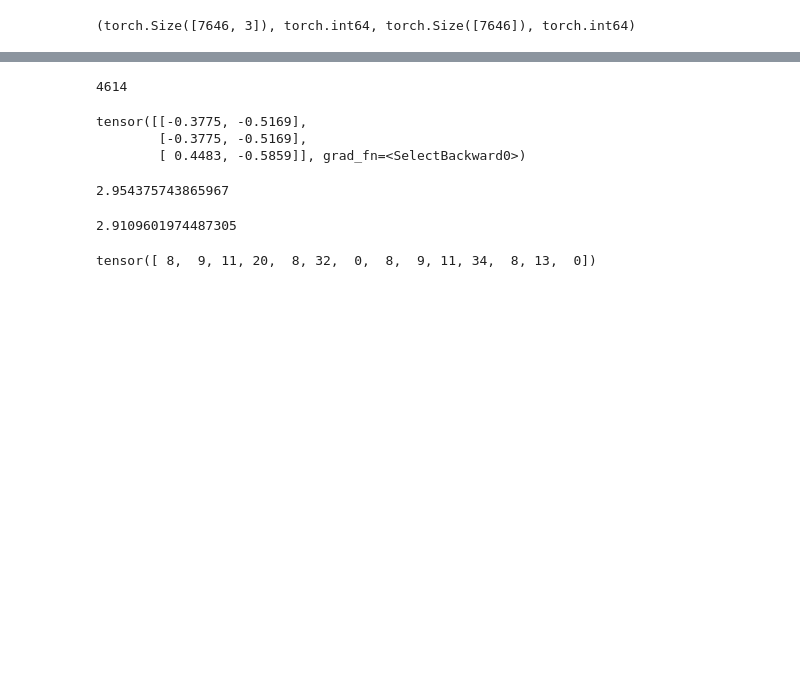
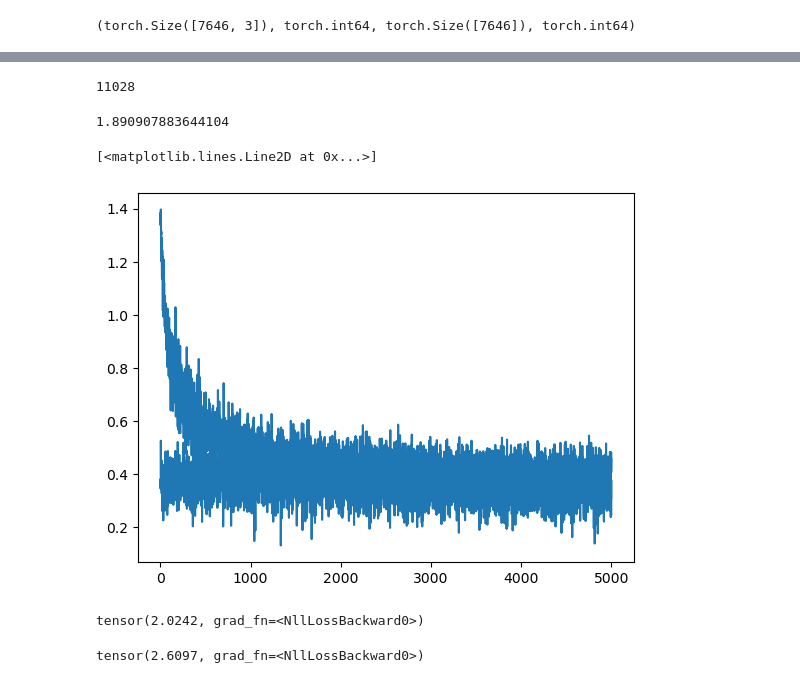
Before and after one commit to aelsir/andrej_ai, a Jupyter notebook: andrej/makemore_mlp.ipynb, the cells around one changed output, grey strips where cells are left out. Saved outputs shown, nothing was run; the diff lists cells and outputs as text; code cells hidden in the pictures; blank space fills up the shorter version.

```diff
--- a/andrej/makemore_mlp.ipynb
+++ b/andrej/makemore_mlp.ipynb
@@ -49,57 +76,69 @@ tensor(8)
 # %%
 g = torch.Generator().manual_seed(123456789)
 
-C = torch.randn((38, 2), generator=g)
-W1 = torch.randn((6, 100), generator=g)
-b1 = torch.randn(100, generator=g)
-W2 = torch.randn((100, 38), generator=g)
+C = torch.randn((38, 5), generator=g)
+W1 = torch.randn((15, 200), generator=g)
+b1 = torch.randn(200, generator=g)
+W2 = torch.randn((200, 38), generator=g)
 b2 = torch.rand(38, generator=g)
 params = [C, W1, b1, W2, b2]
 # %%
 sum(p.nelement() for p in params)
 # %% [output]
-4614
+11028
-# %%
-cx = C[X]
-
-cx[1]
-# %% [output]
-tensor([[-0.3775, -0.5169],
-        [-0.3775, -0.5169],
-        [ 0.4483, -0.5859]], grad_fn=<SelectBackward0>)
 # %%
 for p in params:
     p.requires_grad = True
+# %%
+stepi = []
+lossi = []
 # %%
-for _ in range(1000):
+for i in range(5000):
     # minibatching
-    ix = torch.randint(0, X.shape[0], (14,))
+    ix = torch.randint(0, Xtr.shape[0], (32,))
     # Forward pass
-    emb = C[X[ix]] # (14, 3, 2)
-    h = torch.tanh(emb.view(-1, 6) @ W1 + b1) # (14, 100)
+    emb = C[Xtr[ix]] # (14, 3, 2)
+    h = torch.tanh(emb.view(-1, 15) @ W1 + b1) # (14, 100)
     logit = h @ W2 + b2 # (14, 38
-    loss = F.cross_entropy(logit, Y[ix])
+    loss = F.cross_entropy(logit, Ytr[ix])
     # print(loss.item())
     # backward pass
     for p in params:
         p.grad = None
     loss.backward()
+
+    # update the learning rate to find the optimum one
+    lr = 0.01
     for p in params:
-        p.data += -0.1 * p.grad
+        p.data += -lr * p.grad
+
+    # track stats
+    stepi.append(i)
+    lossi.append(loss.log10().item())
+
 
 
 print(loss.item())
 # %% [output]
-2.954375743865967
+1.890907883644104
+# %%
+plt.plot(stepi, lossi)
+# %% [output]
+[<matplotlib.lines.Line2D at 0x...>]
+[figure, added]
 # %%
-emb = C[X] # (14, 3, 2)
-h = torch.tanh(emb.view(-1, 6) @ W1 + b1) # (14, 100)
-logit = h @ W2 + b2 # (14, 38
-loss = F.cross_entropy(logit, Y)
-loss.item()
+emb = C[Xtr]
+h = torch.tanh(emb.view(-1, 15) @ W1 + b1)
+logits = h @ W2 + b2
+loss = F.cross_entropy(logits, Ytr)
+loss
 # %% [output]
-2.9109601974487305
+tensor(2.0242, grad_fn=<NllLossBackward0>)
-# %%
-Y
-# %% [output]
-tensor([ 8,  9, 11, 20,  8, 32,  0,  8,  9, 11, 34,  8, 13,  0])
+# %%
+emb = C[Xdev]
+h = torch.tanh(emb.view(-1, 15) @ W1 + b1)
+logits = h @ W2 + b2
+loss = F.cross_entropy(logits, Ydev)
+loss
+# %% [output]
+tensor(2.6097, grad_fn=<NllLossBackward0>)
```
Also changed, not shown: parts of 7 cells of this notebook.
